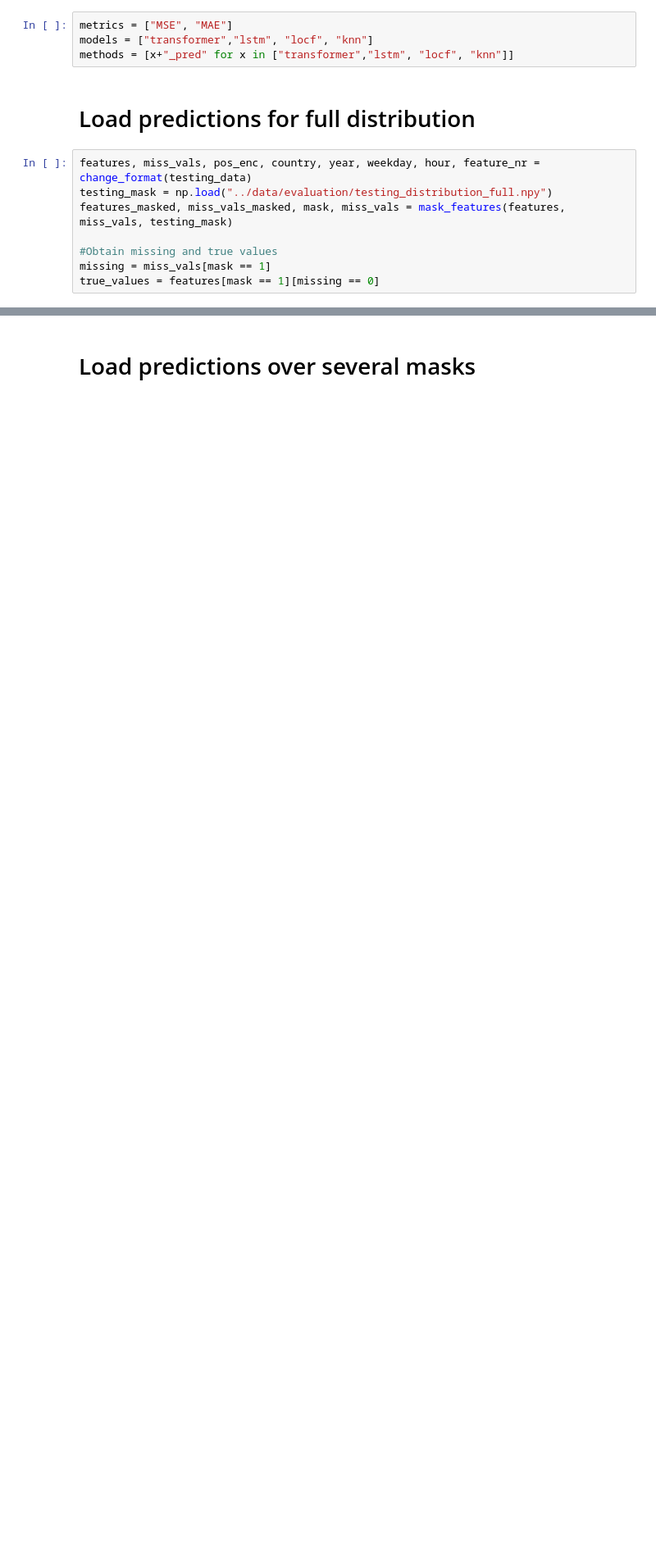
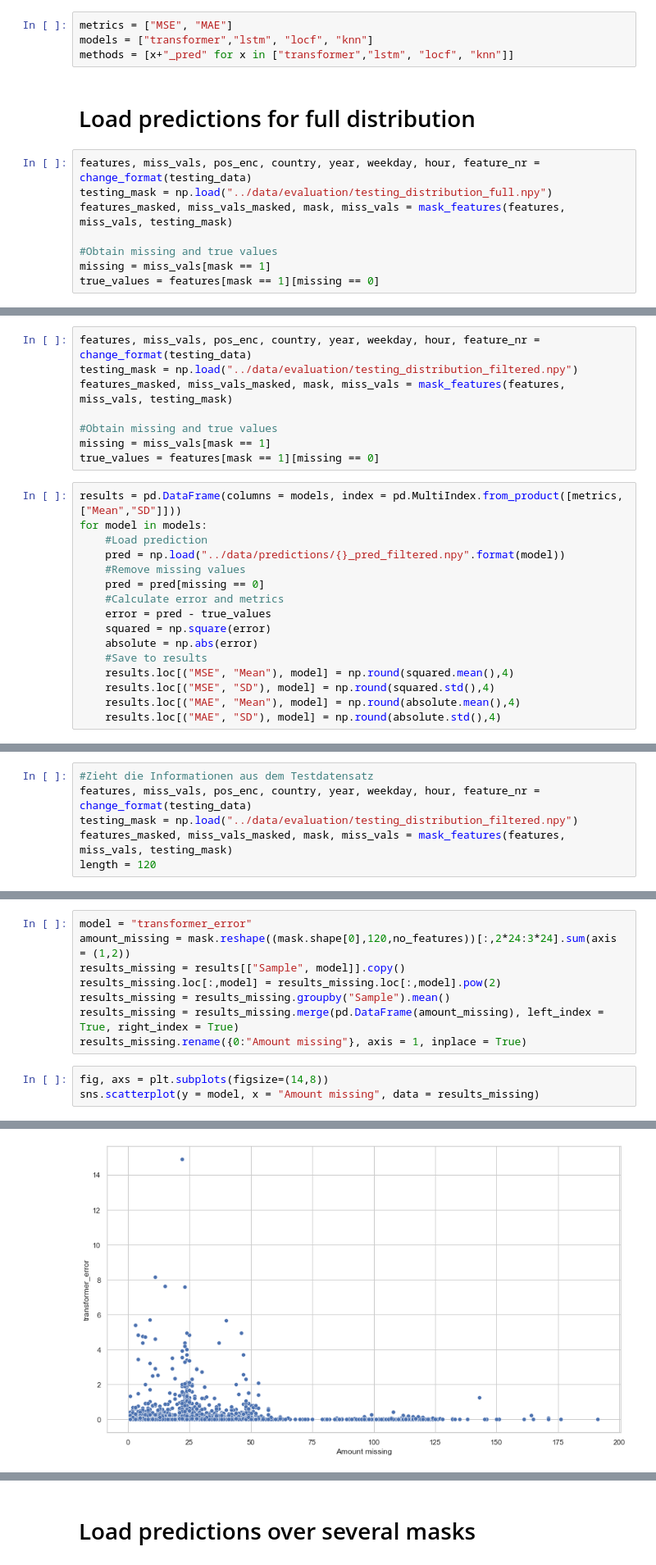
Before and after one commit to cbuelt/transformer-imputing, a Jupyter notebook: evaluation/Evaluation.ipynb, the cells around one changed output, grey strips where cells are left out. Shown at 82% size. Saved outputs shown, nothing was run; the diff lists cells and outputs as text; blank space fills up the shorter version.

```diff
--- a/evaluation/Evaluation.ipynb
+++ b/evaluation/Evaluation.ipynb
@@ -130,0 +141,24 @@ for model in models:
+# %%
+features, miss_vals, pos_enc, country, year, weekday, hour, feature_nr = change_format(testing_data)
+testing_mask = np.load("../data/evaluation/testing_distribution_filtered.npy")
+features_masked, miss_vals_masked, mask, miss_vals = mask_features(features, miss_vals, testing_mask)
+
+#Obtain missing and true values
+missing = miss_vals[mask == 1]
+true_values = features[mask == 1][missing == 0]
+# %%
+results = pd.DataFrame(columns = models, index = pd.MultiIndex.from_product([metrics,["Mean","SD"]]))
+for model in models:
+    #Load prediction
+    pred = np.load("../data/predictions/{}_pred_filtered.npy".format(model))
+    #Remove missing values
+    pred = pred[missing == 0]
+    #Calculate error and metrics
+    error = pred - true_values
+    squared = np.square(error)
+    absolute = np.abs(error)
+    #Save to results
+    results.loc[("MSE", "Mean"), model] = np.round(squared.mean(),4)
+    results.loc[("MSE", "SD"), model] = np.round(squared.std(),4)
+    results.loc[("MAE", "Mean"), model] = np.round(absolute.mean(),4)
+    results.loc[("MAE", "SD"), model] = np.round(absolute.std(),4)
@@ -130,0 +180,6 @@ for model in models:
+# %%
+#Zieht die Informationen aus dem Testdatensatz
+features, miss_vals, pos_enc, country, year, weekday, hour, feature_nr = change_format(testing_data)
+testing_mask = np.load("../data/evaluation/testing_distribution_filtered.npy")
+features_masked, miss_vals_masked, mask, miss_vals = mask_features(features, miss_vals, testing_mask)
+length = 120
@@ -130,0 +261,12 @@ for model in models:
+# %%
+model = "transformer_error"
+amount_missing = mask.reshape((mask.shape[0],120,no_features))[:,2*24:3*24].sum(axis = (1,2))
+results_missing = results[["Sample", model]].copy()
+results_missing.loc[:,model] = results_missing.loc[:,model].pow(2)
+results_missing = results_missing.groupby("Sample").mean()
+results_missing = results_missing.merge(pd.DataFrame(amount_missing), left_index = True, right_index = True)
+results_missing.rename({0:"Amount missing"}, axis = 1, inplace = True)
+# %%
+fig, axs = plt.subplots(figsize=(14,8))
+sns.scatterplot(y = model, x = "Amount missing", data = results_missing)
+# %% [output]
@@ -131,3 +274,4 @@ for model in models:
+[figure, added]
 # %%
 results
 # %% [output]
```
Also changed, not shown: parts of 81 cells of this notebook, 11 other files.
